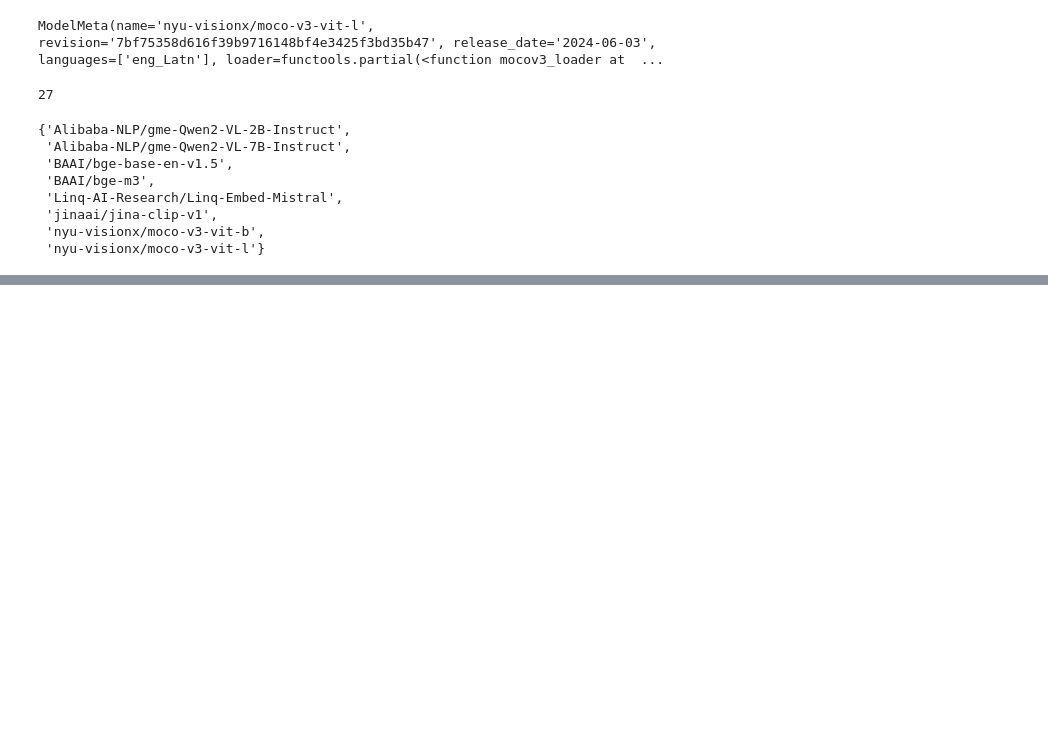
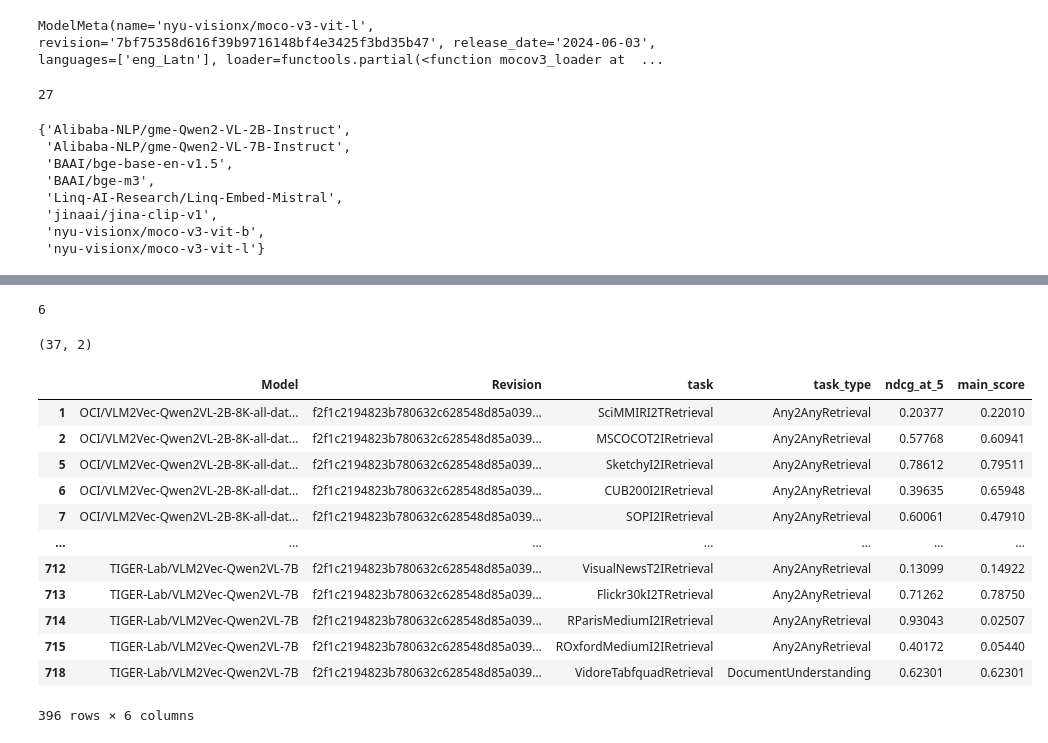
Before and after one commit to amitbcp/mteb, a Jupyter notebook: scripts/oci/notebooks/leaderboard.ipynb, the cells around one changed output, grey strips where cells are left out. Saved outputs shown, nothing was run; the diff lists cells and outputs as text; code cells hidden in the pictures; blank space fills up the shorter version.

```diff
--- a/scripts/oci/notebooks/leaderboard.ipynb
+++ b/scripts/oci/notebooks/leaderboard.ipynb
@@ -362,3 +398,12 @@ export MTEB_CACHE="/Users/aamita/Oracle/oracle/devops/multimodal_retrieval/resul
 # %%
 export MTEB_CACHE="/Users/aamita/Oracle/oracle/devops/multimodal_retrieval/image/"
 python scripts/make_leaderboard.py --benchmark "MTEB(eng, v2)" --results_repo /Users/aamita/Oracle/oracle/devops/multimodal_retrieval/image/mteb-results --models "potion-base-8M" --save-path "leader_board_csv"
+# %%
+bench_all  = pd.DataFrame(data)
+# Sort by 'task_type' and then 'task'
+sorted_df = bench_all.sort_values(by=['task_type', 'task'])
+
+# Get unique combinations of 'task_type' and 'task'
+unique_tasks_df = sorted_df[['task_type', 'task']].drop_duplicates().reset_index(drop=True)
+
+unique_tasks_df
@@ -364,0 +426,34 @@ python scripts/make_leaderboard.py --benchmark "MTEB(eng, v2)" --results_repo /U
+# %%
+# Step 1: Count how many unique models exist
+unique_models = bench_all['Model'].unique()
+num_models = len(unique_models)
+num_models
+# %% [output]
+6
+# %%
+
+# Step 2: Count how many models are present per task
+task_model_counts = bench_all.groupby('task')['Model'].nunique().reset_index()
+task_model_counts = task_model_counts[task_model_counts['Model'] == num_models]
+
+task_model_counts.shape
+# %% [output]
+(37, 2)
+# %%
+# Step 3: Filter bench_all to keep only those tasks
+filtered_df = bench_all[bench_all['task'].isin(task_model_counts['task'])]
+filtered_df
+# %% [output]
+|  | Model | Revision | task | task_type | ndcg_at_5 | main_score |
+| 1 | OCI/VLM2Vec-Qwen2VL-2B-8K-all-dat... | f2f1c2194823b780632c628548d85a039... | SciMMIRI2TRetrieval | Any2AnyRetrieval | 0.20377 | 0.22010 |
+| 2 | OCI/VLM2Vec-Qwen2VL-2B-8K-all-dat... | f2f1c2194823b780632c628548d85a039... | MSCOCOT2IRetrieval | Any2AnyRetrieval | 0.57768 | 0.60941 |
+| 5 | OCI/VLM2Vec-Qwen2VL-2B-8K-all-dat... | f2f1c2194823b780632c628548d85a039... | SketchyI2IRetrieval | Any2AnyRetrieval | 0.78612 | 0.79511 |
+| 6 | OCI/VLM2Vec-Qwen2VL-2B-8K-all-dat... | f2f1c2194823b780632c628548d85a039... | CUB200I2IRetrieval | Any2AnyRetrieval | 0.39635 | 0.65948 |
+| 7 | OCI/VLM2Vec-Qwen2VL-2B-8K-all-dat... | f2f1c2194823b780632c628548d85a039... | SOPI2IRetrieval | Any2AnyRetrieval | 0.60061 | 0.47910 |
+| ... | ... | ... | ... | ... | ... | ... |
+| 712 | TIGER-Lab/VLM2Vec-Qwen2VL-7B | f2f1c2194823b780632c628548d85a039... | VisualNewsT2IRetrieval | Any2AnyRetrieval | 0.13099 | 0.14922 |
+| 713 | TIGER-Lab/VLM2Vec-Qwen2VL-7B | f2f1c2194823b780632c628548d85a039... | Flickr30kI2TRetrieval | Any2AnyRetrieval | 0.71262 | 0.78750 |
+| 714 | TIGER-Lab/VLM2Vec-Qwen2VL-7B | f2f1c2194823b780632c628548d85a039... | RParisMediumI2IRetrieval | Any2AnyRetrieval | 0.93043 | 0.02507 |
+| 715 | TIGER-Lab/VLM2Vec-Qwen2VL-7B | f2f1c2194823b780632c628548d85a039... | ROxfordMediumI2IRetrieval | Any2AnyRetrieval | 0.40172 | 0.05440 |
+| 718 | TIGER-Lab/VLM2Vec-Qwen2VL-7B | f2f1c2194823b780632c628548d85a039... | VidoreTabfquadRetrieval | DocumentUnderstanding | 0.62301 | 0.62301 |
+396 rows × 6 columns
```
Also changed, not shown: parts of 21 cells of this notebook, 2 other files.
